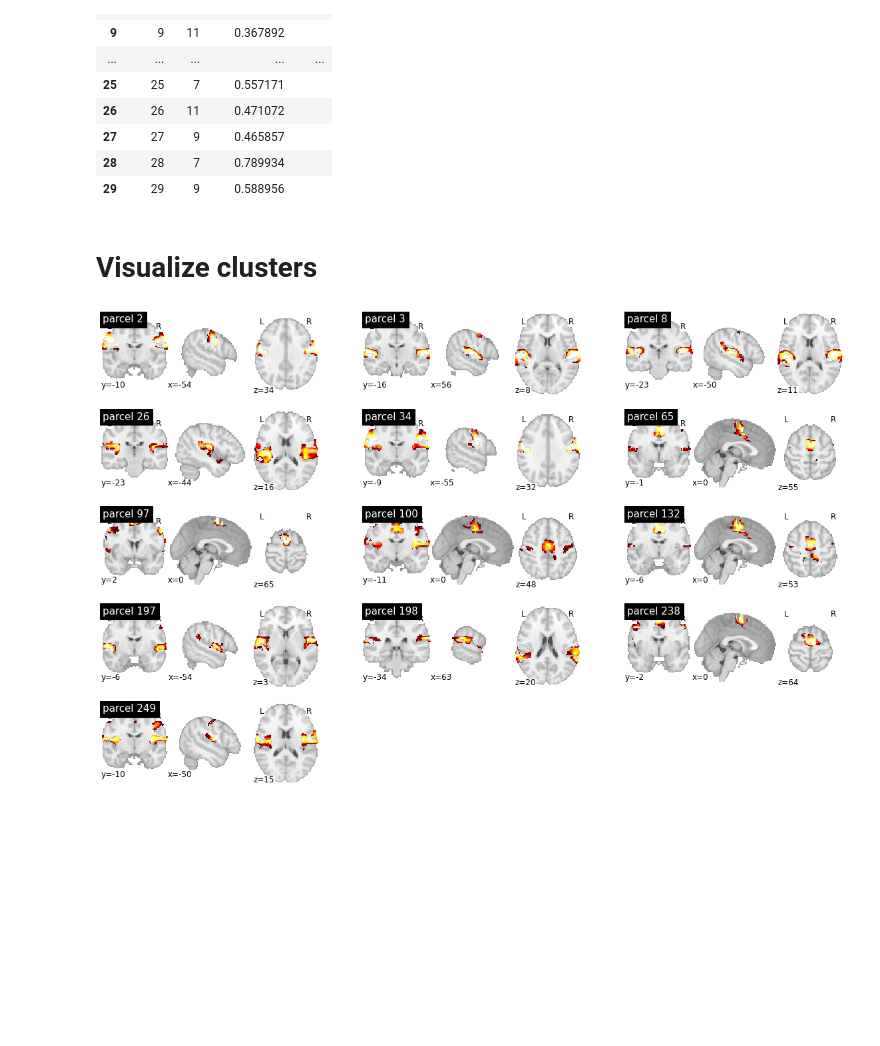
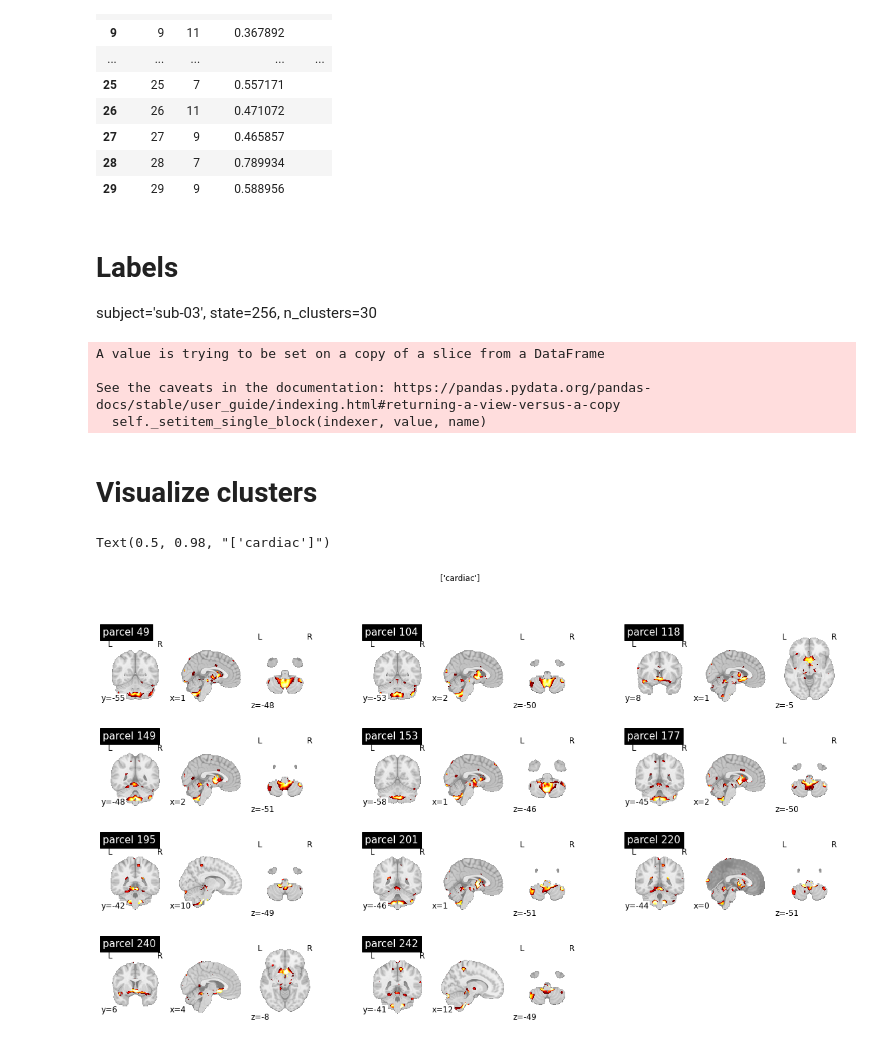
Before and after one commit to courtois-neuromod/cneuromod_embeddings, a Jupyter notebook: notebooks/models/sub-03_state-256_task-visumodel.ipynb, the cells around one changed output. Drawn from its saved outputs; the diff is of its cells as text; code cells hidden in the pictures; blank space fills up the shorter version.

Commit message:
Started a bunch of notebooks to label components visually.

```diff
--- a/notebooks/models/sub-03_state-256_task-visumodel.ipynb
+++ b/notebooks/models/sub-03_state-256_task-visumodel.ipynb
@@ -5,12 +5,12 @@ This notebook can run more or less stand-alone. You need to download the folder
 # %%
 import os
-from nilearn import plotting
+from cneuromod_embeddings.dypac_utils import get_root_data
 
 subject = "sub-03"
 state = 256
 
 # Set up file names... where to find the data.
-path_data = os.path.join(os.getcwd(), 'models')
+path_data = get_root_data('models')
 bg_img = os.path.join(path_data, f"{subject}_space-MNI152NLin2009cAsym_desc-preproc_T1w.nii.gz")
 parcels = os.path.join(path_data, f"{subject}_space-MNI152NLin2009cAsym_desc-dypac{state}_components.nii.gz")
 mask = os.path.join(path_data, f"{subject}_space-MNI152NLin2009cAsym_label-GM_mask.nii.gz")
@@ -111,27 +111,68 @@ table
 | 27 | 27 | 9 | 0.465857 |  |
 | 28 | 28 | 7 | 0.789934 |  |
 | 29 | 29 | 9 | 0.588956 |  |
+# %% [markdown]
+# Labels
+subject='sub-03', state=256, n_clusters=30
+# %%
+table['label'].loc[0]  = ['visual']
+table['label'].loc[1]  = ['thalami', 'hippocampi', 'cerebellum']
+table['label'].loc[2]  = ['ventral sensorimotor']
+table['label'].loc[3]  = ['salience']
+table['label'].loc[4]  = ['medial default-mode']
+table['label'].loc[5]  = ['visual']
+table['label'].loc[6]  = ['temporal']
+table['label'].loc[7]  = ['attentional']
+table['label'].loc[8]  = ['visual']
+table['label'].loc[9]  = ['visual']
+table['label'].loc[10] = ['cerebellum']
+table['label'].loc[11] = ['?']
+table['label'].loc[12] = ['attentional']
+table['label'].loc[13] = ['sensorimotor']
+table['label'].loc[14] = ['temporal pole', 'medial frontal', 'angular gyrus']
+table['label'].loc[15] = ['frontal']
+table['label'].loc[16] = ['frontal', 'angular gyrus']
+table['label'].loc[17] = ['cardiac']
+table['label'].loc[18] = ['salience']
+table['label'].loc[19] = ['sensorimotor']
+table['label'].loc[20] = ['striatum']
+table['label'].loc[21] = ['?']
+table['label'].loc[22] = ['attentional']
+table['label'].loc[23] = ['cardiac']
+table['label'].loc[24] = ['visual', 'dorsal stream']
+table['label'].loc[25] = ['attentional']
+table['label'].loc[26] = ['language']
+table['label'].loc[27] = ['attentional']
+table['label'].loc[28] = ['visual']
+table['label'].loc[29] = ['cardiac']
+# %% [output]
+A value is trying to be set on a copy of a slice from a DataFrame
+
+See the caveats in the documentation: https://pandas.pydata.org/pandas-docs/stable/user_guide/indexing.html#returning-a-view-versus-a-copy
+  self._setitem_single_block(indexer, value, name)
 # %% [markdown]
 # Visualize clusters
 # %%
-num_p = 2
+num_p = 23
 width_fig = 20
 list_parcel = np.nonzero(part == num_p)[0]
 n_comp = len(list_parcel)
 n_rows = int(np.ceil(n_comp / 3))
 fig = plt.figure(figsize=(width_fig, n_comp))
 
 for num, parcel in enumerate(list_parcel):
     ax_plot = plt.subplot(n_rows, 3, num + 1)
     plotting.plot_stat_map(
         masker.inverse_transform(components[parcel, :]),
         display_mode="ortho",
         axes=ax_plot,
         threshold=0.1,
         vmax=1,
         colorbar=False,
         draw_cross=False,
         title=f"parcel {parcel}"
     )
+fig.suptitle(table['label'].loc[num_p])
 # %% [output]
+Text(0.5, 0.98, "['cardiac']")
-[figure, old version]
+[figure, new version]
```
Also changed, not shown: parts of 8 cells of this notebook, 5 other files.
